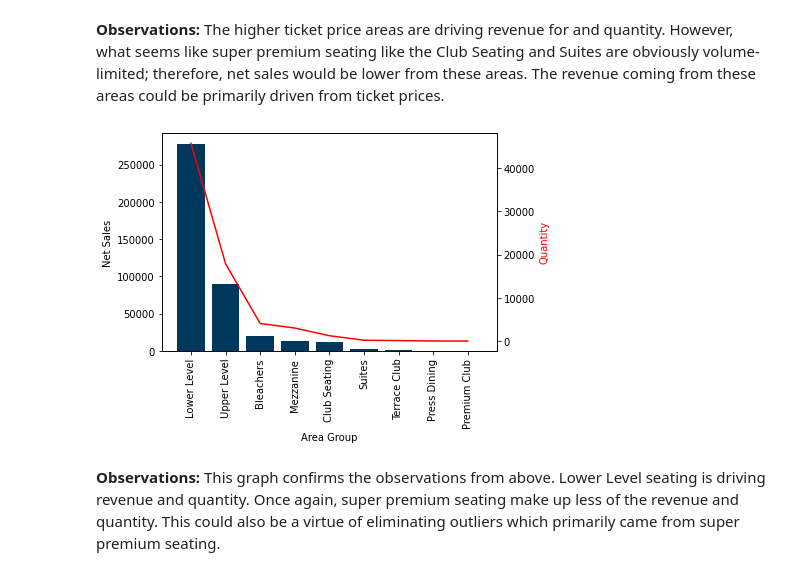
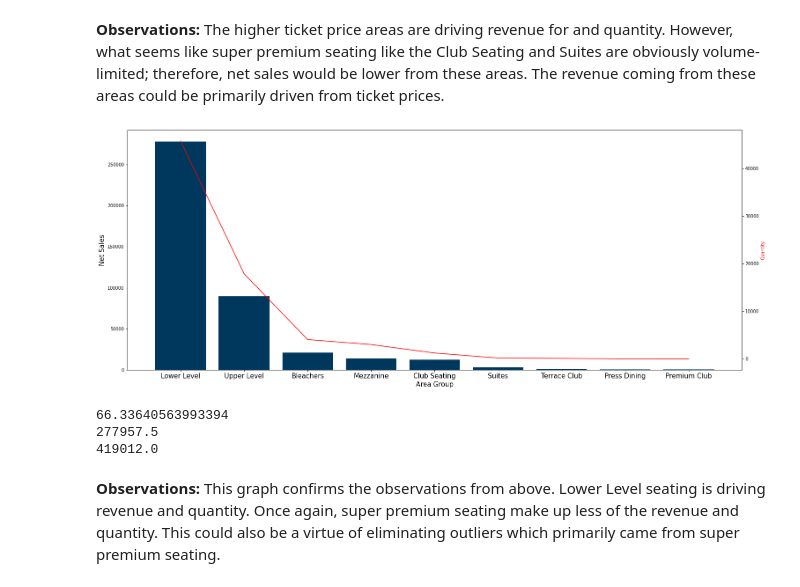
Before and after one commit to karnavenkatraj/Case-Study, a Jupyter notebook: Guardians_Data_Study.ipynb, the cells around one changed output. Saved outputs shown, nothing was run; the diff lists cells and outputs as text; code cells hidden in the pictures.

```diff
--- a/Guardians_Data_Study.ipynb
+++ b/Guardians_Data_Study.ipynb
@@ -889,22 +908,34 @@ plot_net_sales_by_area(df_fandb)
 # %%
 def plot_net_sales_by_areagroup(dataframe):
     net_sales_by_location = dataframe.groupby('AreaGroup')['NetSales'].sum().reset_index().sort_values(by='NetSales', ascending=False)
     quantity_by_location = dataframe.groupby('AreaGroup')['UnitQuantity'].sum().reset_index().sort_values(by='UnitQuantity', ascending=False)
-    fig, ax1 = plt.subplots()
+    fig, ax1 = plt.subplots(figsize=(25,10))
     ax1.bar(net_sales_by_location['AreaGroup'], net_sales_by_location['NetSales'],color=(0,56/255,93/255))
-    ax1.set_xlabel('Area Group')
-    ax1.set_ylabel('Net Sales')
-    plt.xticks(rotation=90)
+    ax1.set_xlabel('Area Group',fontsize=15)
+    ax1.set_ylabel('Net Sales',fontsize=15)
+    plt.xticks(rotation=0,fontsize=15)
 
     ax2 = ax1.twinx()
     ax2.plot(quantity_by_location['AreaGroup'], quantity_by_location['UnitQuantity'], 'r-')
     ax2.set_ylabel('Quantity', color='r')
 
     plt.show()
 
 plot_net_sales_by_areagroup(df_fandb)
 # %% [output]
-[figure, old version]
+[figure, new version]
+# %%
+df_fandb_lower_level = df_fandb[df_fandb["AreaGroup"] == "Lower Level"]
+total_net_sales = df_fandb["NetSales"].sum()
+lower_level_net_sales = df_fandb_lower_level["NetSales"].sum()
+percentage_areagroup = (lower_level_net_sales / total_net_sales) * 100
+print(percentage_areagroup)
+print(df_fandb_lower_level["NetSales"].sum())
+print(df_fandb["NetSales"].sum())
+# %% [output]
+66.33640563993394
+277957.5
+419012.0
 # %% [markdown]
 **Observations:** This graph confirms the observations from above. Lower Level seating is driving revenue and quantity. Once again, super premium seating make up less of the revenue and quantity. This could also be a virtue of eliminating outliers which primarily came from super premium seating.
 # %%
```
Also changed, not shown: parts of 26 cells of this notebook.
